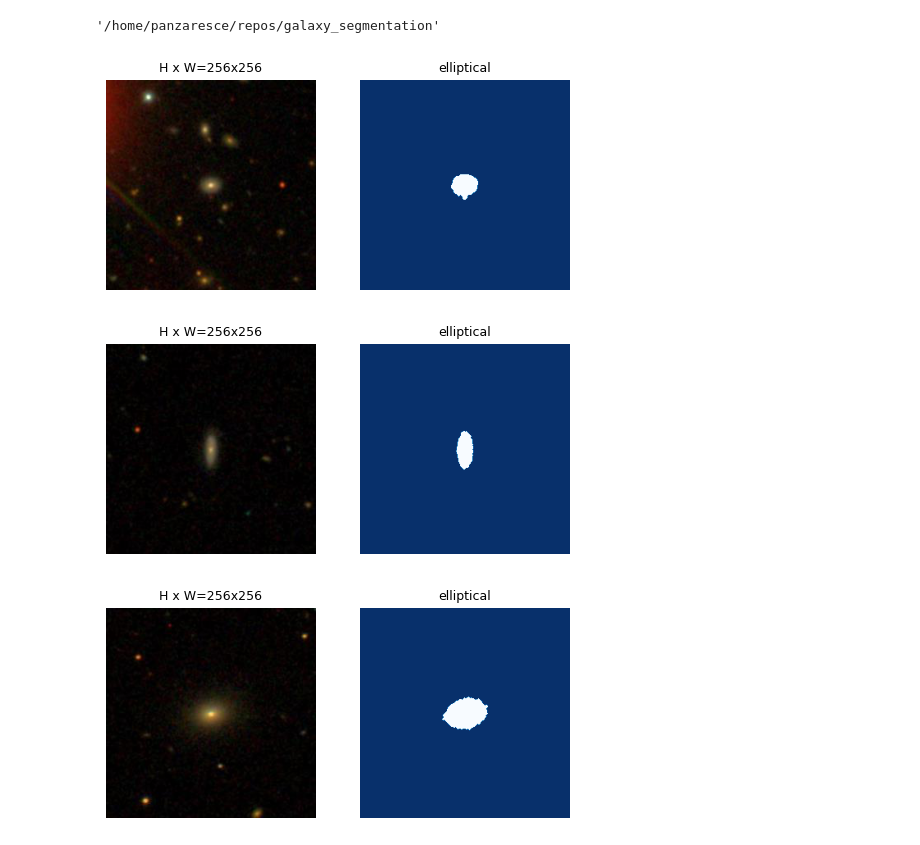
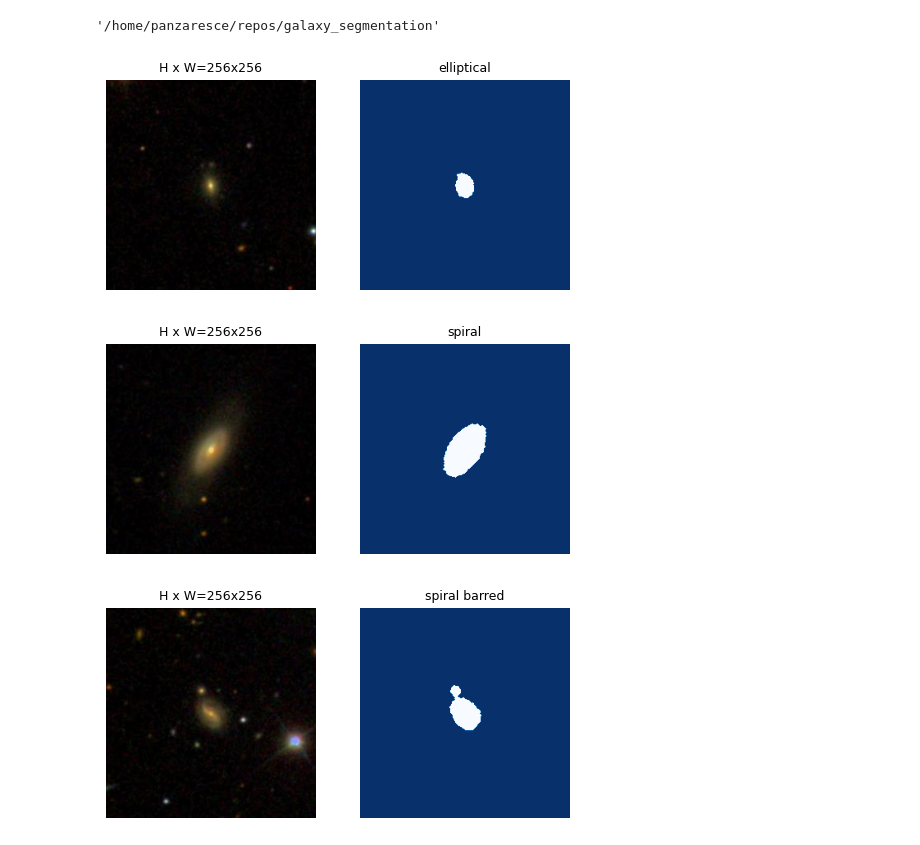
Before and after one commit to PanzaResce/galaxy_segmentation, a Jupyter notebook: notebooks/train_segmentation.ipynb, the cells around one changed output. Saved outputs shown, nothing was run; the diff lists cells and outputs as text; code cells hidden in the pictures.

Commit message:
Fixed visualization to display also images directly from the dataset (after processing)

```diff
--- a/notebooks/train_segmentation.ipynb
+++ b/notebooks/train_segmentation.ipynb
@@ -50,7 +49,7 @@ transform = A.Compose([
                 A.Rotate(limit=(90), p=1),
                 A.Rotate(limit=(180), p=1),
                 A.Rotate(limit=(270), p=1)
-            ])
+            ], p=1)
         ]),
         A.NoOp()
     ], p=1.0)
@@ -62,8 +61,8 @@ dataset_val = GalaxyDataset(DATASET_DIR, "val", processor, CLASS_INFO_PATH, tran
 # %%
 dataset_test = GalaxyDataset(DATASET_DIR, "test", processor, CLASS_INFO_PATH, transform, GALAXY_MEAN, GALAXY_STD)
 # %%
-display_n_samples(dataset_test, 3)
+display_n_samples(dataset_train, 3)
 # %% [output]
-[figure, old version]
+[figure, new version]
-[figure, old version]
+[figure, new version]
-[figure, old version]
+[figure, new version]
```
Also changed, not shown: parts of 3 cells of this notebook, 2 other files.
